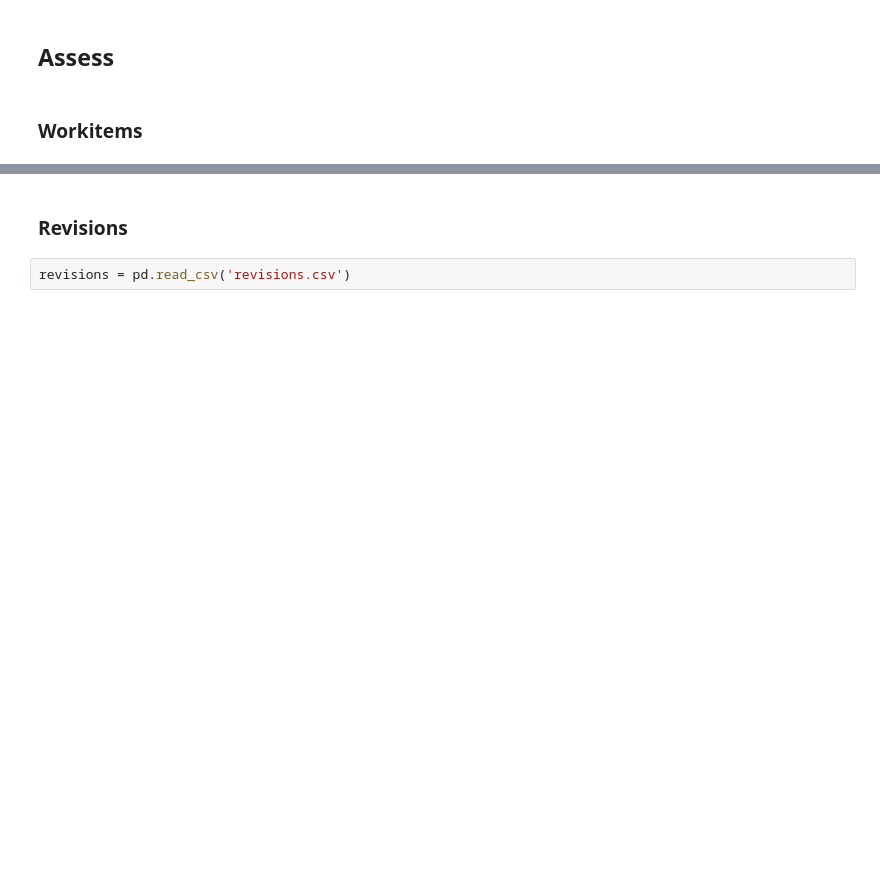
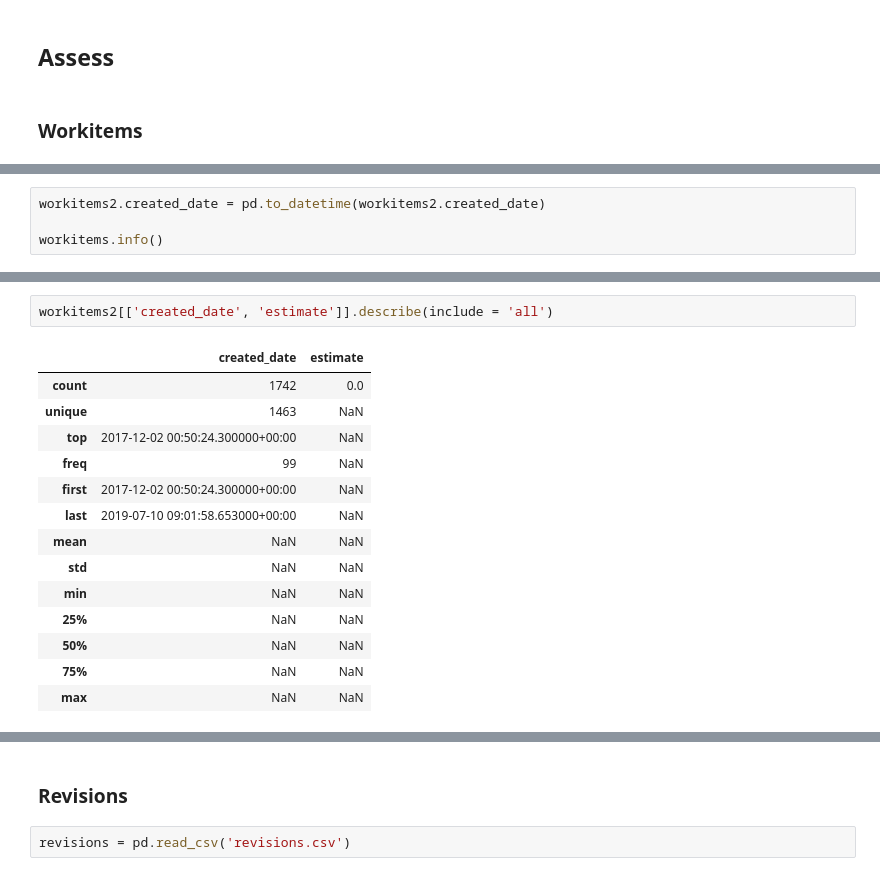
Before and after one commit to netxph/wi-analysis, a Jupyter notebook: tfs-wrangle.ipynb, the cells around one changed output, grey strips where cells are left out. Saved outputs shown, nothing was run; the diff lists cells and outputs as text; blank space fills up the shorter version.

```diff
--- a/tfs-wrangle.ipynb
+++ b/tfs-wrangle.ipynb
@@ -23,0 +83,4 @@ workitems.estimate.hist()
+# %%
+workitems2.created_date = pd.to_datetime(workitems2.created_date)
+
+workitems.info()
@@ -26,2 +118,19 @@ workitems[['created_date', 'estimate']].describe(include = 'all')
+# %%
+workitems2[['created_date', 'estimate']].describe(include = 'all')
+# %% [output]
+|  | created_date | estimate |
+| count | 1742 | 0.0 |
+| unique | 1463 | NaN |
+| top | 2017-12-02 00:50:24.300000+00:00 | NaN |
+| freq | 99 | NaN |
+| first | 2017-12-02 00:50:24.300000+00:00 | NaN |
+| last | 2019-07-10 09:01:58.653000+00:00 | NaN |
+| mean | NaN | NaN |
+| std | NaN | NaN |
+| min | NaN | NaN |
+| 25% | NaN | NaN |
+| 50% | NaN | NaN |
+| 75% | NaN | NaN |
+| max | NaN | NaN |
 # %%
 workitems[workitems.id.duplicated()]
```
Also changed, not shown: parts of 64 cells of this notebook.
